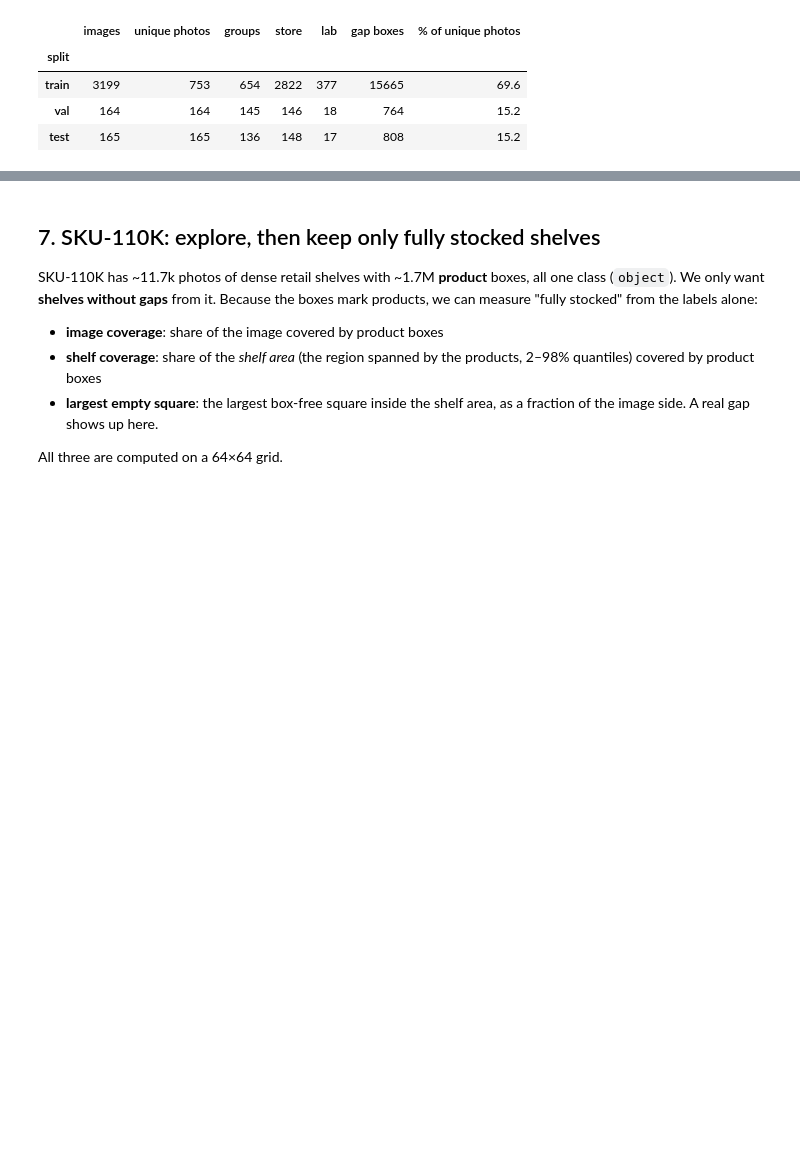
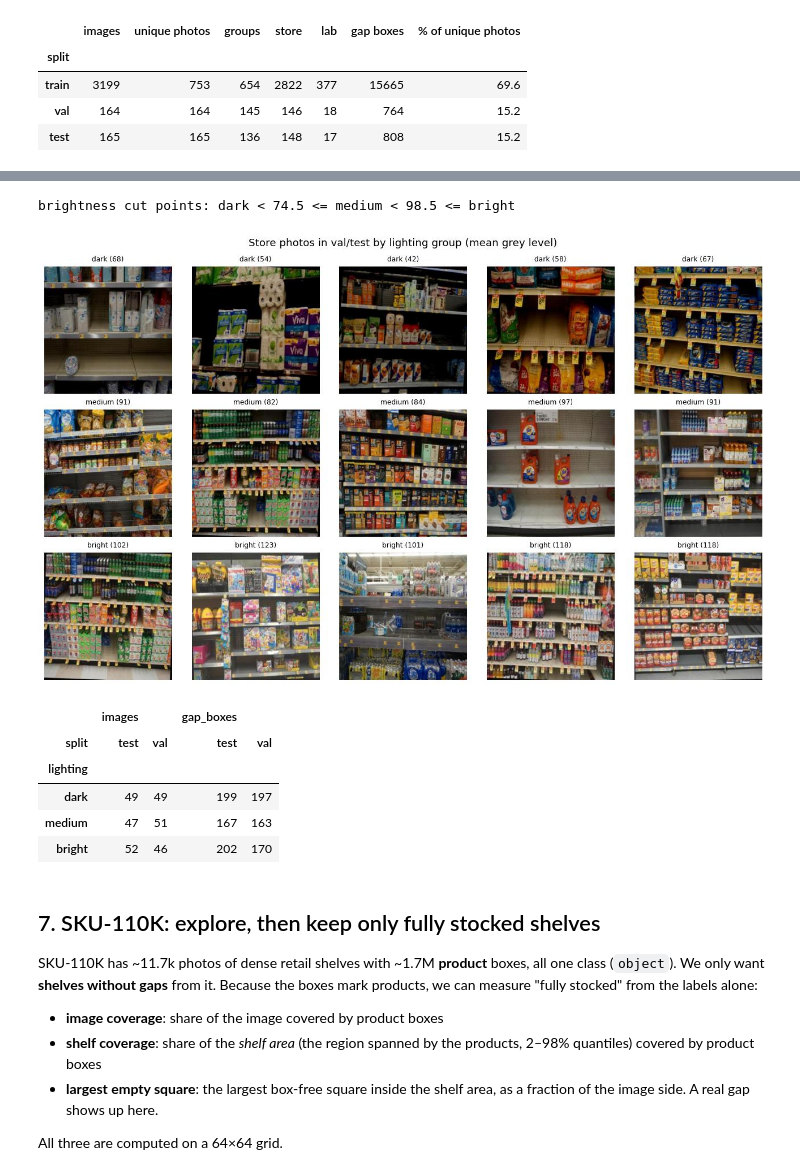
Before and after one commit to csci1910-barcode/barcode-project, a Jupyter notebook: notebooks/eda/1.0-qp-eda-and-cleaning.ipynb, the cells around one changed output, grey strips where cells are left out. Cells and saved outputs as stored; diff of their text form; code cells hidden in the pictures; blank space fills up the shorter version.

Commit message:
Add key data findings to README and lighting groups to EDA notebook

```diff
--- a/notebooks/eda/1.0-qp-eda-and-cleaning.ipynb
+++ b/notebooks/eda/1.0-qp-eda-and-cleaning.ipynb
@@ -592,3 +599,35 @@ dropped from val/test as copies: 1060 files
+# %%
+man = pd.read_csv(INTERIM_DATA_DIR / "retail-gap" / "manifest.csv")
+audit = man[man["keep"] & man["split"].isin(["val", "test"]) & (man["scene"] == "store")].copy()
+cuts = audit["brightness"].quantile([1 / 3, 2 / 3]).to_numpy()
+audit["lighting"] = pd.cut(audit["brightness"], [-np.inf, *cuts, np.inf], labels=["dark", "medium", "bright"])
+audit["gap_boxes"] = [
+    len((PROCESSED_DATA_DIR / "retail-gap" / "labels" / s / f).with_suffix(".txt").read_text().splitlines())
+    for s, f in zip(audit["split"], audit["file"])
+]
+print(f"brightness cut points: dark < {cuts[0]:.1f} <= medium < {cuts[1]:.1f} <= bright")
+
+fig, axes = plt.subplots(3, 5, figsize=(12, 7.4))
+for row_axes, (level, sub) in zip(axes, audit.groupby("lighting", observed=True)):
+    for ax, r in zip(row_axes, sub.sample(5, random_state=SEED).itertuples()):
+        ax.imshow(Image.open(PROCESSED_DATA_DIR / "retail-gap" / "images" / r.split / r.file).convert("RGB"))
+        ax.set_title(f"{level} ({r.brightness:.0f})", fontsize=8)
+        ax.axis("off")
+fig.suptitle("Store photos in val/test by lighting group (mean grey level)")
+plt.tight_layout()
+fig.savefig(FIG_DIR / "lighting_groups.jpg", bbox_inches="tight")
+plt.show()
+
+audit.groupby(["lighting", "split"], observed=True).agg(images=("file", "size"), gap_boxes=("gap_boxes", "sum")).unstack()
+# %% [output]
+brightness cut points: dark < 74.5 <= medium < 98.5 <= bright
+[figure, added]
+|  | images |  | gap_boxes |  |
+| split | test | val | test | val |
+| lighting |  |  |  |  |
+| dark | 49 | 49 | 199 | 197 |
+| medium | 47 | 51 | 167 | 163 |
+| bright | 52 | 46 | 202 | 170 |
 # %% [markdown]
 ## 7. SKU-110K: explore, then keep only fully stocked shelves
 
```
Also changed, not shown: parts of 1 cell of this notebook, 2 other files.
